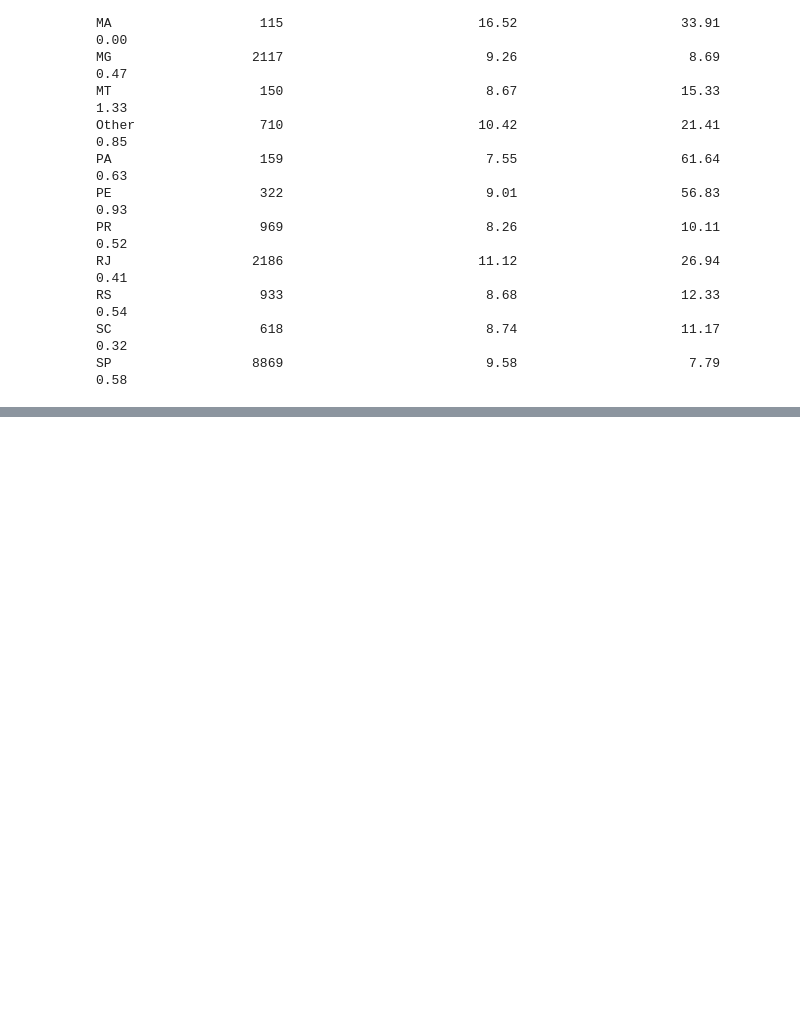
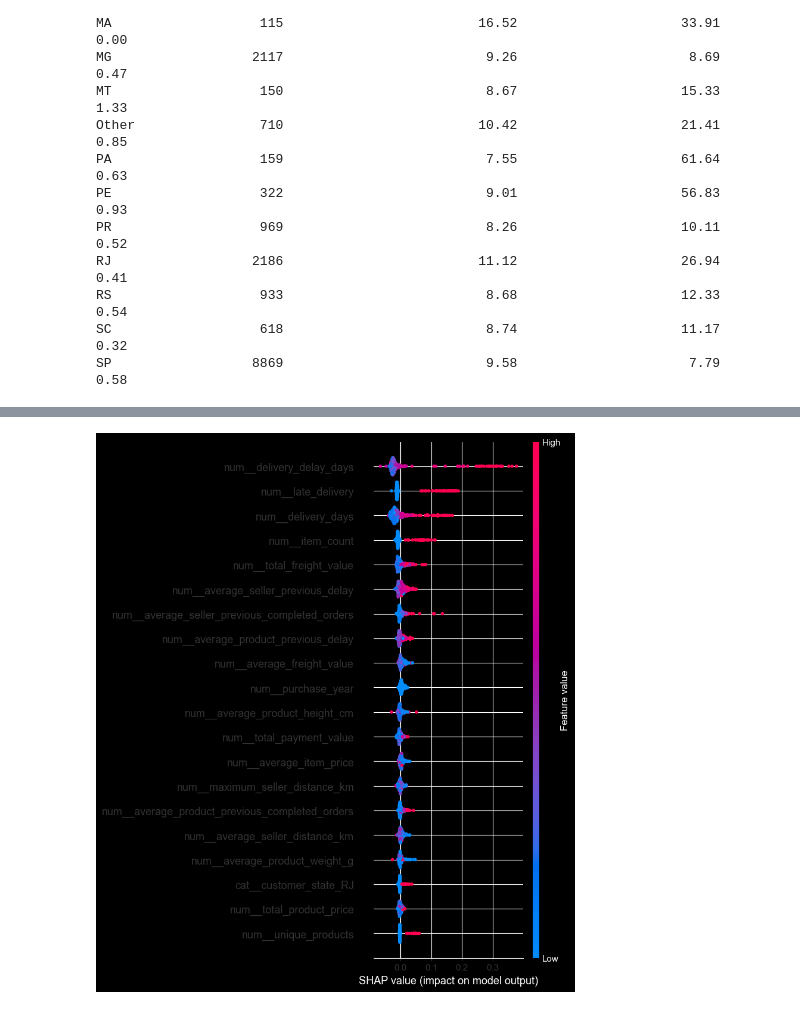
Before and after one commit to Opeheh1/olist-customer-segmentation, a Jupyter notebook: notebooks/model_development.ipynb, the cells around one changed output, grey strips where cells are left out. Cells and saved outputs as stored; diff of their text form; code cells hidden in the pictures; blank space fills up the shorter version.

Commit message:
Finalize integrated Olist prediction model and dashboard
with '#' will be ignored, and an empty message aborts the commit.

```diff
--- a/notebooks/model_development.ipynb
+++ b/notebooks/model_development.ipynb
@@ -7420,0 +8918,27 @@ SP                  8869                          9.58                      7.79
+# %%
+# Extract SHAP values for class 1 (low customer satisfaction)
+shap_values_low = shap_values[:, :, 1]
+
+# Calculate the mean absolute SHAP value for each feature
+shap_importance = pd.DataFrame({
+    "Feature": shap_feature_names,
+    "Mean_Absolute_SHAP": np.abs(shap_values_low).mean(axis=0)
+})
+
+# Sort features from most to least influential
+shap_importance = shap_importance.sort_values(
+    by="Mean_Absolute_SHAP",
+    ascending=False
+).reset_index(drop=True)
+
+# Display the top 20 SHAP features
+print("TOP 20 SHAP FEATURE IMPORTANCE")
+display(shap_importance.head(20).round(5))
+
+# Save the complete SHAP importance results
+shap_importance_path = PROJECT_DIR / "results" / "baseline_rf_shap_importance.csv"
+shap_importance_path.parent.mkdir(parents=True, exist_ok=True)
+
+shap_importance.to_csv(shap_importance_path, index=False)
+
+print(f"\nSHAP importance saved to:\n{shap_importance_path}")
@@ -7420,0 +8966,11 @@ SP                  8869                          9.58                      7.79
+# %%
+# Create a SHAP summary plot for low customer satisfaction predictions
+shap.summary_plot(
+    shap_values_low,
+    X_shap_sample,
+    feature_names=shap_feature_names,
+    max_display=20,
+    show=True
+)
+# %% [output]
+[figure, added]
```
Also changed, not shown: parts of 28 cells of this notebook, 10 other files.
